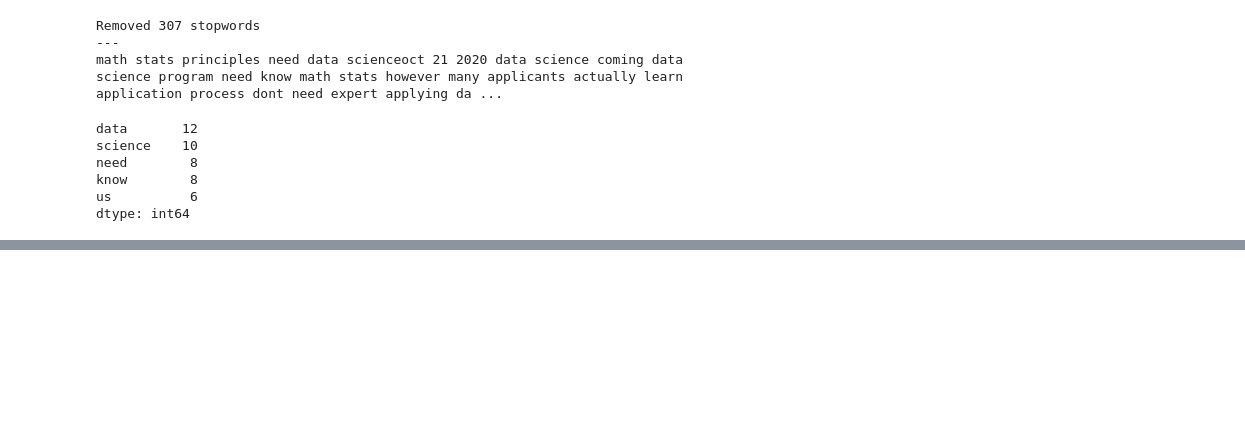
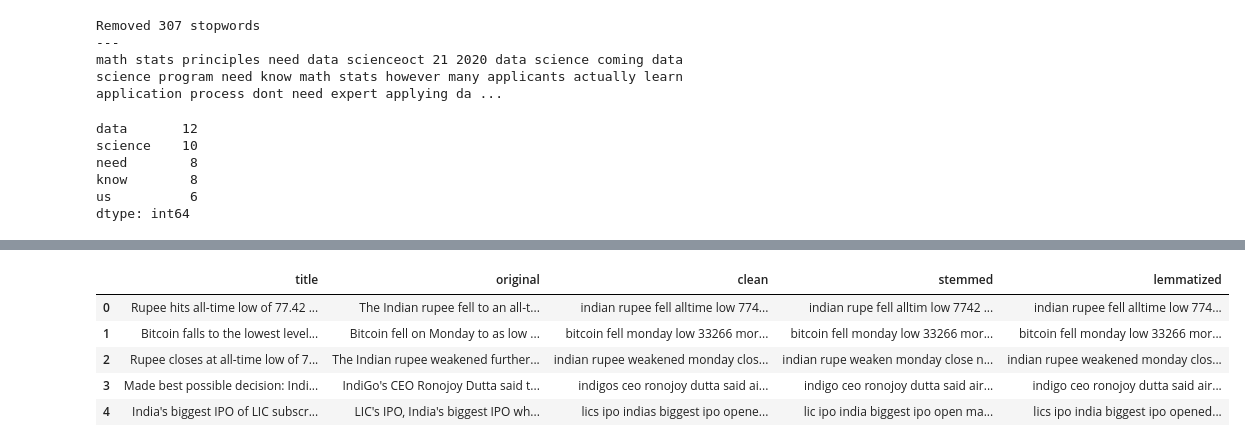
Before and after one commit to CodeupClassroom/innis-nlp-exercises, a Jupyter notebook: nlp_prepare.ipynb, the cells around one changed output, grey strips where cells are left out. Drawn from its saved outputs; the diff is of its cells as text; code cells hidden in the pictures; blank space fills up the shorter version.

```diff
--- a/nlp_prepare.ipynb
+++ b/nlp_prepare.ipynb
@@ -441,0 +466,15 @@ In this exercise we will be defining some functions to prepare textual data. The
+# %%
+def lemmatize(string):
+    '''
+    This function takes in string for and
+    returns a string with words lemmatized.
+    '''
+    # create our lemmatizer object
+    wnl = nltk.stem.WordNetLemmatizer()
+    # use a list comprehension to lemmatize each word
+    # string.split() => output a list of every token inside of the document
+    lemmas = [wnl.lemmatize(word) for word in string.split()]
+    # glue the lemmas back together by the strings we split on
+    string = ' '.join(lemmas)
+    #return the altered document
+    return string
@@ -441,0 +566,33 @@ In this exercise we will be defining some functions to prepare textual data. The
+# %%
+news_df.rename(columns={'content': 'original'}, inplace=True)
+codeup_df.rename(columns={'content': 'original'}, inplace=True)
+# %%
+def prep_article_data(df, column, extra_words=[], exclude_words=[]):
+    '''
+    This function take in a df and the string name for a text column with
+    option to pass lists for extra_words and exclude_words and
+    returns a df with the text article title, original text, stemmed text,
+    lemmatized text, cleaned, tokenized, & lemmatized text with stopwords removed.
+    '''
+    df['clean'] = df[column].apply(basic_clean)\
+                            .apply(tokenize)\
+                            .apply(remove_stopwords,
+                                  extra_words=extra_words,
+                                  exclude_words=exclude_words)
+
+    df['stemmed'] = df['clean'].apply(stem)
+
+    df['lemmatized'] = df['clean'].apply(lemmatize)
+
+    return df[['title', column,'clean', 'stemmed', 'lemmatized']]
+# %%
+# use the function defined above for news_df's content column.
+
+prep_article_data(news_df, 'original', extra_words = ['ha'], exclude_words = ['no']).head()
+# %% [output]
+|  | title | original | clean | stemmed | lemmatized |
+| 0 | Rupee hits all-time low of 77.42 ... | The Indian rupee fell to an all-t... | indian rupee fell alltime low 774... | indian rupe fell alltim low 7742 ... | indian rupee fell alltime low 774... |
+| 1 | Bitcoin falls to the lowest level... | Bitcoin fell on Monday to as low ... | bitcoin fell monday low 33266 mor... | bitcoin fell monday low 33266 mor... | bitcoin fell monday low 33266 mor... |
+| 2 | Rupee closes at all-time low of 7... | The Indian rupee weakened further... | indian rupee weakened monday clos... | indian rupe weaken monday close n... | indian rupee weakened monday clos... |
+| 3 | Made best possible decision: Indi... | IndiGo's CEO Ronojoy Dutta said t... | indigos ceo ronojoy dutta said ai... | indigo ceo ronojoy dutta said air... | indigo ceo ronojoy dutta said air... |
+| 4 | India's biggest IPO of LIC subscr... | LIC's IPO, India's biggest IPO wh... | lics ipo indias biggest ipo opene... | lic ipo india biggest ipo open ma... | lics ipo india biggest ipo opened... |
```
Also changed, not shown: parts of 32 cells of this notebook, 2 other files.
